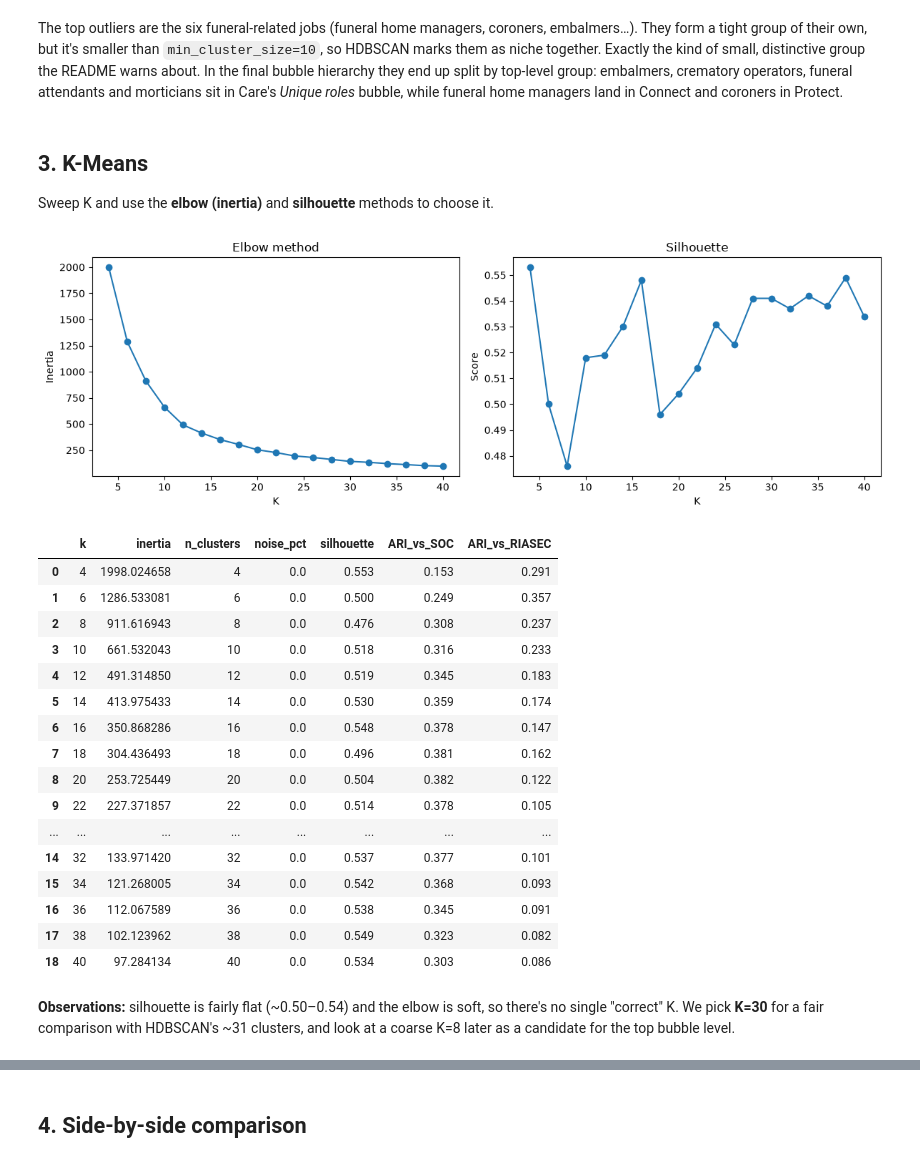
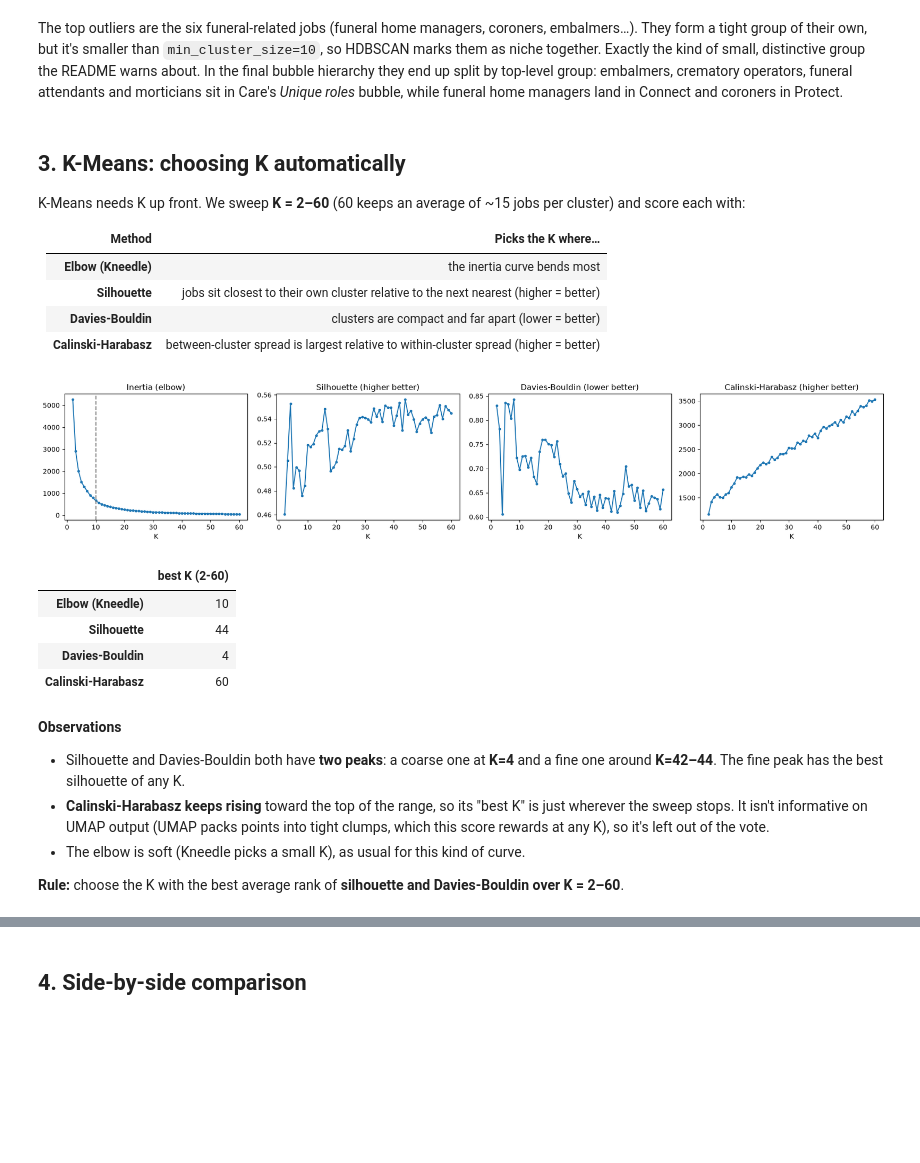
Before and after one commit to ProjectAssembely/Bubbles, a Jupyter notebook: notebooks/02_text_clustering.ipynb, the cells around one changed output, grey strips where cells are left out. Drawn from its saved outputs; the diff is of its cells as text; code cells hidden in the pictures; blank space fills up the shorter version.

```diff
--- a/notebooks/02_text_clustering.ipynb
+++ b/notebooks/02_text_clustering.ipynb
@@ -256,37 +331,52 @@ Median membership probability: 1.00
 # %% [markdown]
 The top outliers are the six funeral-related jobs (funeral home managers, coroners, embalmers…). They form a tight group of their own, but it's smaller than `min_cluster_size=10`, so HDBSCAN marks them as niche together. Exactly the kind of small, distinctive group the README warns about. In the final bubble hierarchy they end up split by top-level group: embalmers, crematory operators, funeral attendants and morticians sit in Care's *Unique roles* bubble, while funeral home managers land in Connect and coroners in Protect.
 # %% [markdown]
-## 3. K-Means
-Sweep K and use the **elbow (inertia)** and **silhouette** methods to choose it.
+## 3. K-Means: choosing K automatically
+
+K-Means needs K up front. We sweep **K = 2–60** (60 keeps an average of ~15 jobs per cluster) and score each with:
+
+| Method | Picks the K where… |
+|---|---|
+| **Elbow (Kneedle)** | the inertia curve bends most |
+| **Silhouette** | jobs sit closest to their own cluster relative to the next nearest (higher = better) |
+| **Davies-Bouldin** | clusters are compact and far apart (lower = better) |
+| **Calinski-Harabasz** | between-cluster spread is largest relative to within-cluster spread (higher = better) |
 # %%
-km_sweep = sweep_kmeans(X10, ks=range(4, 41, 2), reference=reference)
+from evaluation import k_metrics, kneedle, consensus_k
 
-fig, ax = plt.subplots(1, 2, figsize=(12, 4))
-ax[0].plot(km_sweep.k, km_sweep.inertia, "o-"); ax[0].set(title="Elbow method", xlabel="K", ylabel="Inertia")
-ax[1].plot(km_sweep.k, km_sweep.silhouette, "o-"); ax[1].set(title="Silhouette", xlabel="K", ylabel="Score")
+ks = range(2, 61)
+km_metrics = k_metrics(X10, ks)
+elbow = kneedle(ks, km_metrics["inertia"])
+
+fig, ax = plt.subplots(1, 4, figsize=(18, 3.6))
+for a, col, title in zip(ax, ["inertia", "silhouette", "davies_bouldin", "calinski_harabasz"],
+                         ["Inertia (elbow)", "Silhouette (higher better)", "Davies-Bouldin (lower better)",
+                          "Calinski-Harabasz (higher better)"]):
+    a.plot(km_metrics.index, km_metrics[col], "o-", ms=3); a.set(title=title, xlabel="K")
+ax[0].axvline(elbow, ls="--", c="grey")
 plt.tight_layout(); plt.show()
-km_sweep
+
+pd.Series({
+    "Elbow (Kneedle)": elbow,
+    "Silhouette": int(km_metrics["silhouette"].idxmax()),
+    "Davies-Bouldin": int(km_metrics["davies_bouldin"].idxmin()),
+    "Calinski-Harabasz": int(km_metrics["calinski_harabasz"].idxmax()),
+}, name="best K (2-60)").to_frame()
 # %% [output]
-[figure, old version]
+[figure, new version]
-|  | k | inertia | n_clusters | noise_pct | silhouette | ARI_vs_SOC | ARI_vs_RIASEC |
-| 0 | 4 | 1998.024658 | 4 | 0.0 | 0.553 | 0.153 | 0.291 |
-| 1 | 6 | 1286.533081 | 6 | 0.0 | 0.500 | 0.249 | 0.357 |
-| 2 | 8 | 911.616943 | 8 | 0.0 | 0.476 | 0.308 | 0.237 |
-| 3 | 10 | 661.532043 | 10 | 0.0 | 0.518 | 0.316 | 0.233 |
-| 4 | 12 | 491.314850 | 12 | 0.0 | 0.519 | 0.345 | 0.183 |
-| 5 | 14 | 413.975433 | 14 | 0.0 | 0.530 | 0.359 | 0.174 |
-| 6 | 16 | 350.868286 | 16 | 0.0 | 0.548 | 0.378 | 0.147 |
-| 7 | 18 | 304.436493 | 18 | 0.0 | 0.496 | 0.381 | 0.162 |
-| 8 | 20 | 253.725449 | 20 | 0.0 | 0.504 | 0.382 | 0.122 |
-| 9 | 22 | 227.371857 | 22 | 0.0 | 0.514 | 0.378 | 0.105 |
-| ... | ... | ... | ... | ... | ... | ... | ... |
-| 14 | 32 | 133.971420 | 32 | 0.0 | 0.537 | 0.377 | 0.101 |
-| 15 | 34 | 121.268005 | 34 | 0.0 | 0.542 | 0.368 | 0.093 |
-| 16 | 36 | 112.067589 | 36 | 0.0 | 0.538 | 0.345 | 0.091 |
-| 17 | 38 | 102.123962 | 38 | 0.0 | 0.549 | 0.323 | 0.082 |
-| 18 | 40 | 97.284134 | 40 | 0.0 | 0.534 | 0.303 | 0.086 |
+|  | best K (2-60) |
+| Elbow (Kneedle) | 10 |
+| Silhouette | 44 |
+| Davies-Bouldin | 4 |
+| Calinski-Harabasz | 60 |
 # %% [markdown]
-**Observations:** silhouette is fairly flat (~0.50–0.54) and the elbow is soft, so there's no single
-"correct" K. We pick **K=30** for a fair comparison with HDBSCAN's ~31 clusters, and look at a coarse K=8 later
-as a candidate for the top bubble level.
+**Observations**
+- Silhouette and Davies-Bouldin both have **two peaks**: a coarse one at **K=4** and a fine one around **K=42–44**.
+  The fine peak has the best silhouette of any K.
+- **Calinski-Harabasz keeps rising** toward the top of the range, so its "best K" is just wherever the sweep stops.
+  It isn't informative on UMAP output (UMAP packs points into tight clumps, which this score rewards at any K), so it's
+  left out of the vote.
+- The elbow is soft (Kneedle picks a small K), as usual for this kind of curve.
+
+**Rule:** choose the K with the best average rank of **silhouette and Davies-Bouldin over K = 2–60**.
 # %%
```
Also changed, not shown: parts of 9 cells of this notebook, 4 other files.
